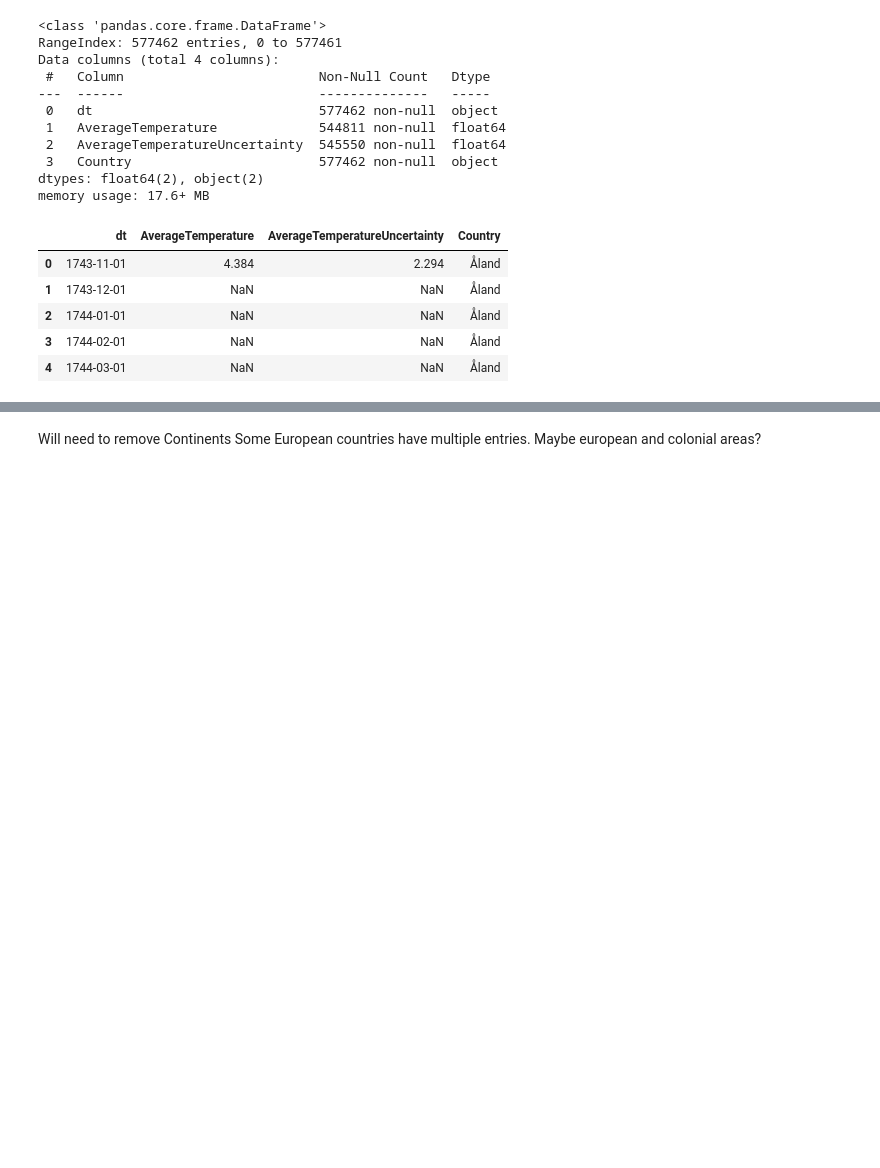
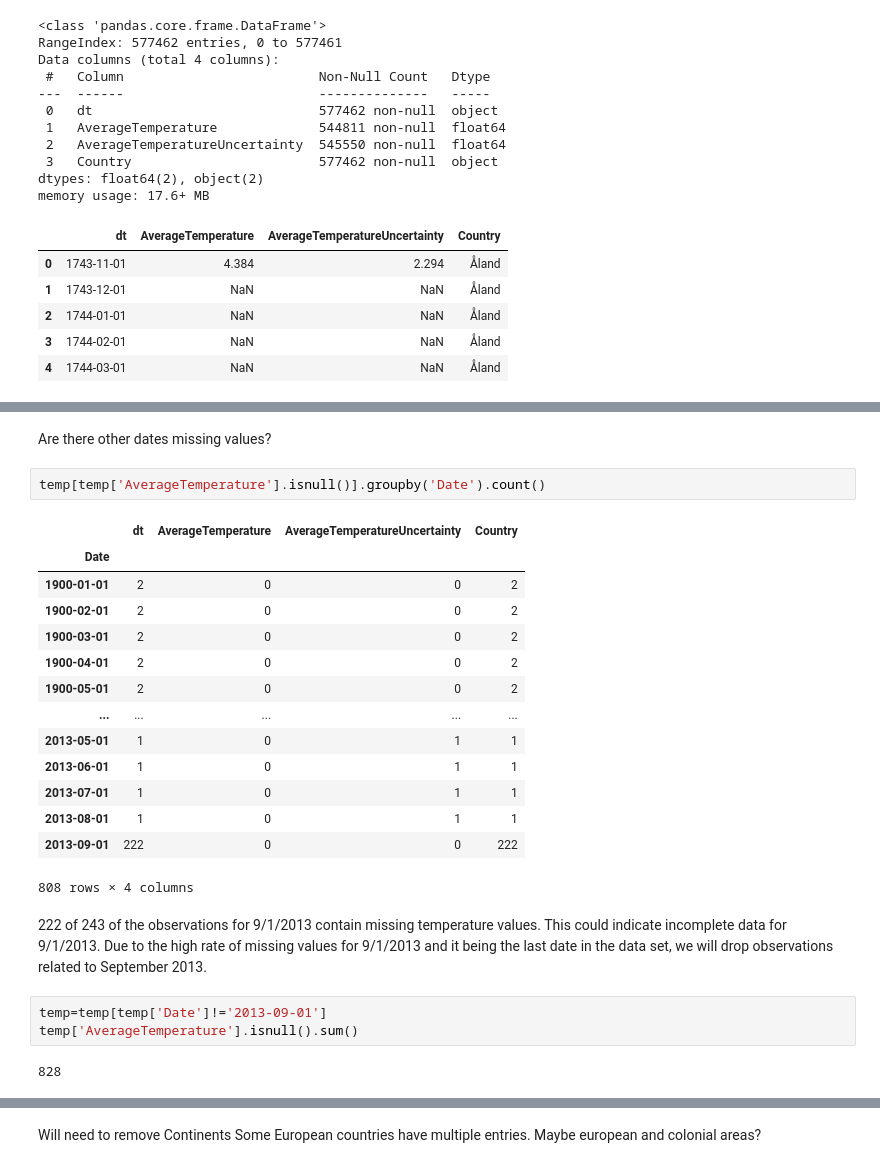
Before and after one commit to speedytmark/Draft_Project, a Jupyter notebook: Temperature.ipynb, the cells around one changed output, grey strips where cells are left out. Cells and saved outputs as stored; diff of their text form; blank space fills up the shorter version.

```diff
--- a/Temperature.ipynb
+++ b/Temperature.ipynb
@@ -69,0 +92,26 @@ temp.head()
+# %% [markdown]
+Are there other dates missing values?
+# %%
+temp[temp['AverageTemperature'].isnull()].groupby('Date').count()
+# %% [output]
+|  | dt | AverageTemperature | AverageTemperatureUncertainty | Country |
+| Date |  |  |  |  |
+| 1900-01-01 | 2 | 0 | 0 | 2 |
+| 1900-02-01 | 2 | 0 | 0 | 2 |
+| 1900-03-01 | 2 | 0 | 0 | 2 |
+| 1900-04-01 | 2 | 0 | 0 | 2 |
+| 1900-05-01 | 2 | 0 | 0 | 2 |
+| ... | ... | ... | ... | ... |
+| 2013-05-01 | 1 | 0 | 1 | 1 |
+| 2013-06-01 | 1 | 0 | 1 | 1 |
+| 2013-07-01 | 1 | 0 | 1 | 1 |
+| 2013-08-01 | 1 | 0 | 1 | 1 |
+| 2013-09-01 | 222 | 0 | 0 | 222 |
+808 rows × 4 columns
+# %% [markdown]
+222 of 243 of the observations for 9/1/2013 contain missing temperature values. This could indicate incomplete data for 9/1/2013. Due to the high rate of missing values for 9/1/2013 and it being the last date in the data set, we will drop observations related to September 2013.
+# %%
+temp=temp[temp['Date']!='2013-09-01']
+temp['AverageTemperature'].isnull().sum()
+# %% [output]
+828
```
Also changed, not shown: parts of 34 cells of this notebook.
